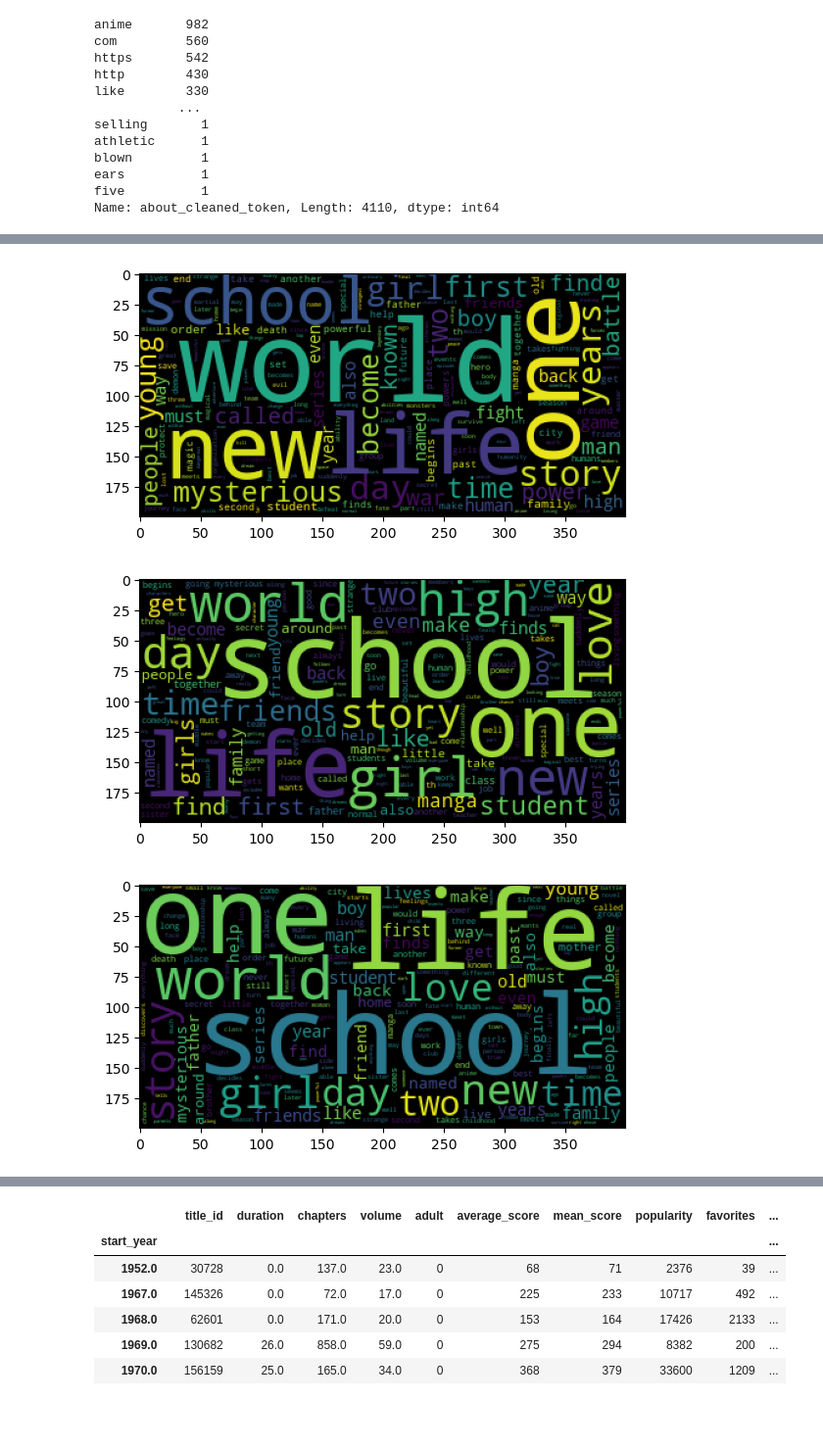
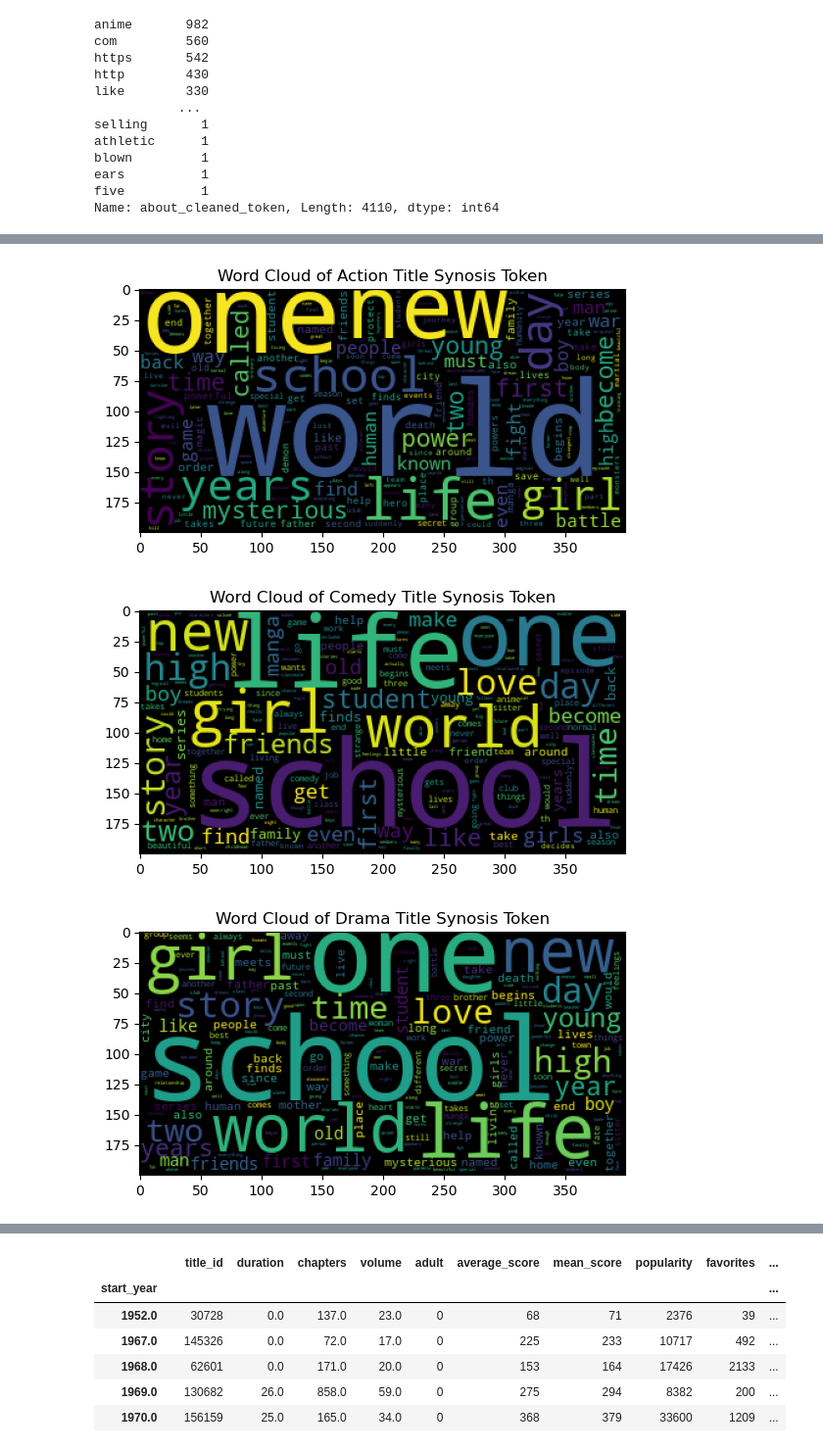
Before and after one commit to doyoung-umich/pj_otaku, a Jupyter notebook: Henry/henry_notebook_01.ipynb, the cells around one changed output, grey strips where cells are left out. Shown at 98% size. Saved outputs shown, nothing was run; the diff lists cells and outputs as text; code cells hidden in the pictures; blank space fills up the shorter version.

```diff
--- a/Henry/henry_notebook_01.ipynb
+++ b/Henry/henry_notebook_01.ipynb
@@ -287,30 +291,33 @@ plt.show(users_wordcloud)
 # %%
 titles_df_action = titles_df_02[titles_df_02['Action']==1]
 titles_wordcloud_action = WordCloud().generate_from_frequencies(titles_df_action['synopsis_cleaned_token'].value_counts(normalize=True))
 plt.imshow(titles_wordcloud_action)
+plt.title('Word Cloud of Action Title Synosis Token')
 plt.show(titles_wordcloud_action)
 
 # "world" is most frequent compared to "school" when all cateogories are incldued
 # %% [output]
-[figure, old version]
+[figure, new version]
 # %%
 titles_df_comedy = titles_df_02[titles_df_02['Comedy']==1]
 titles_wordcloud_comedy = WordCloud().generate_from_frequencies(titles_df_comedy['synopsis_cleaned_token'].value_counts(normalize=True))
 plt.imshow(titles_wordcloud_comedy)
+plt.title('Word Cloud of Comedy Title Synosis Token')
 plt.show(titles_wordcloud_comedy)
 
 # "school" and "life" seems to have the highest weight
 # %% [output]
-[figure, old version]
+[figure, new version]
 # %%
 titles_df_drama = titles_df_02[titles_df_02['Drama']==1]
 titles_wordcloud_drama = WordCloud().generate_from_frequencies(titles_df_drama['synopsis_cleaned_token'].value_counts(normalize=True))
 plt.imshow(titles_wordcloud_drama)
+plt.title('Word Cloud of Drama Title Synosis Token')
 plt.show(titles_wordcloud_drama)
 
 # "school" is also most frequent compared to "school" when all cateogories are incldued
 # %% [output]
-[figure, old version]
+[figure, new version]
 # %%
 titles_df_fantasy = titles_df_02[titles_df_02['Fantasy']==1]
 titles_wordcloud_fantasy = WordCloud().generate_from_frequencies(titles_df_fantasy['synopsis_cleaned_token'].value_counts(normalize=True))
```
Also changed, not shown: parts of 23 cells of this notebook.
